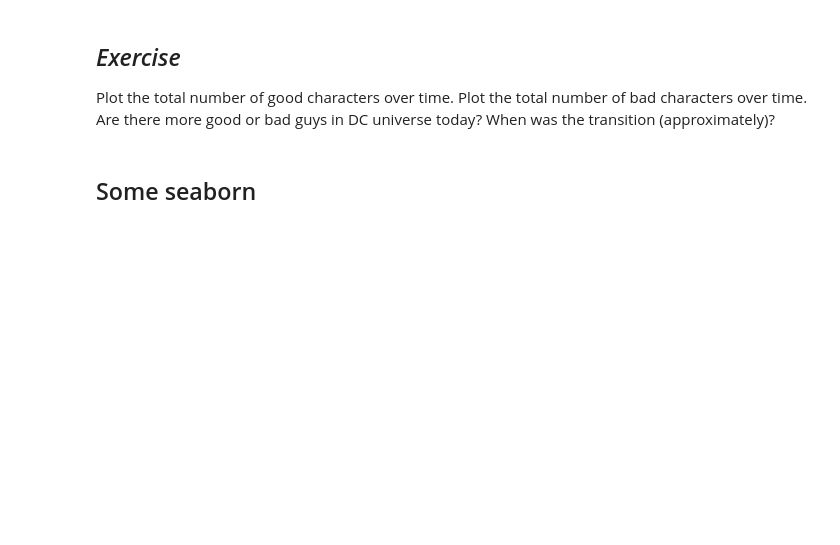
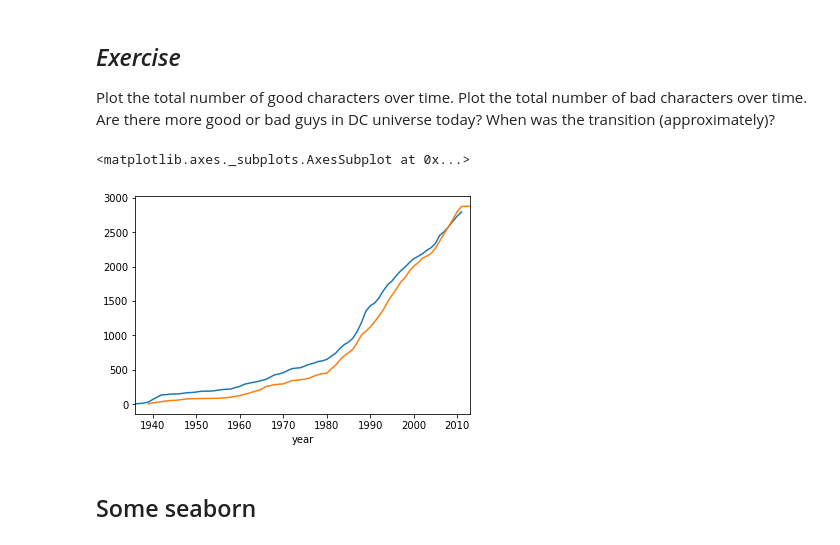
Before and after one commit to Nagasaki45/python-workshop, a Jupyter notebook: 13 - Visualizing.ipynb, the cells around one changed output. Saved outputs shown, nothing was run; the diff lists cells and outputs as text; code cells hidden in the pictures; blank space fills up the shorter version.

```diff
--- a/13 - Visualizing.ipynb
+++ b/13 - Visualizing.ipynb
@@ -15,6 +43,24 @@ Demo time!
 ## *Exercise*
 
 Plot the total number of good characters over time. Plot the total number of bad characters over time. Are there more good or bad guys in DC universe today? When was the transition (approximately)?
+# %%
+(
+    df[df['align'] == 'Good']
+    .groupby('year')
+    .count()['page_id']
+    .cumsum()
+    .plot()
+)
+(
+    df[df['align'] == 'Bad']
+    .groupby('year')
+    .count()['page_id']
+    .cumsum()
+    .plot()
+)
+# %% [output]
+<matplotlib.axes._subplots.AxesSubplot at 0x...>
+[figure, added]
 # %% [markdown]
 ## Some seaborn
 # %%
```
Also changed, not shown: parts of 6 cells of this notebook, 3 other files.
